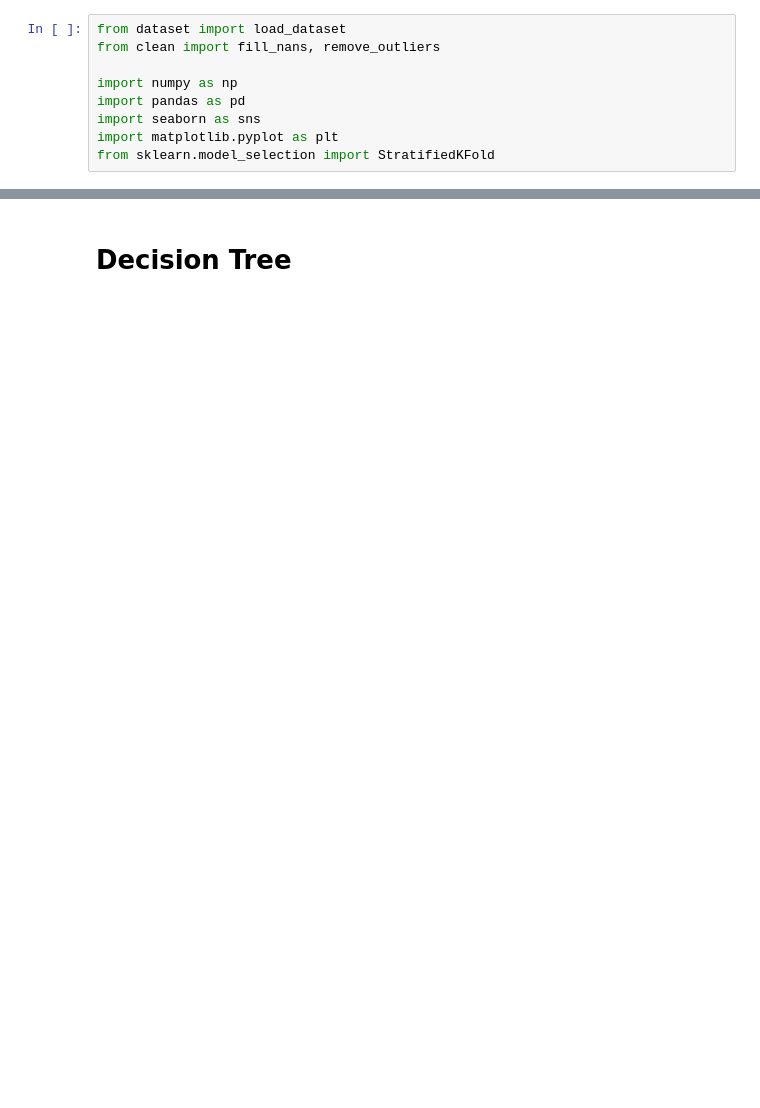
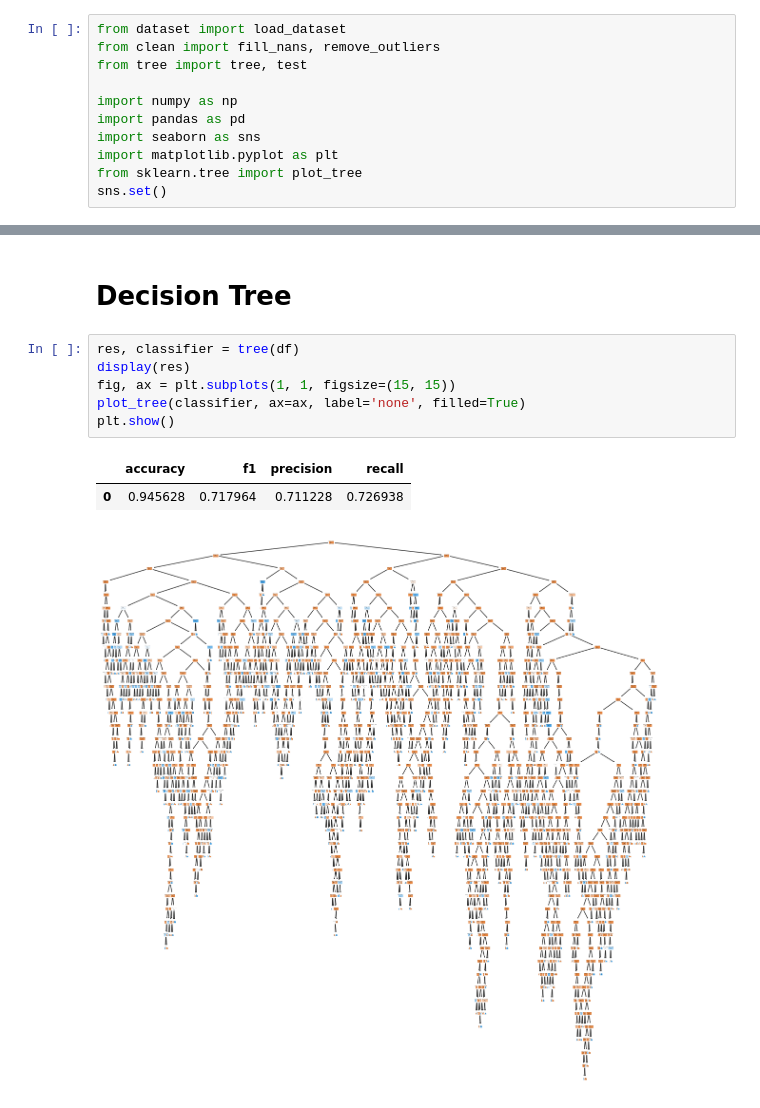
Before and after one commit to KamilMatejuk/Articles, a Jupyter notebook: Machine Learning/02. Decision Trees explained/main.ipynb, the cells around one changed output, grey strips where cells are left out. Saved outputs shown, nothing was run; the diff lists cells and outputs as text; blank space fills up the shorter version.

```diff
--- a/Machine Learning/02. Decision Trees explained/main.ipynb
+++ b/Machine Learning/02. Decision Trees explained/main.ipynb
@@ -1,12 +1,14 @@
 # %%
 from dataset import load_dataset
 from clean import fill_nans, remove_outliers
+from tree import tree, test
 
 import numpy as np
 import pandas as pd
 import seaborn as sns
 import matplotlib.pyplot as plt
-from sklearn.model_selection import StratifiedKFold
+from sklearn.tree import plot_tree
+sns.set()
 # %% [markdown]
 # Dataset
 # %%
@@ -29,2 +27,12 @@ Cleaning...
 # %% [markdown]
 # Decision Tree
+# %%
+res, classifier = tree(df)
+display(res)
+fig, ax = plt.subplots(1, 1, figsize=(15, 15))
+plot_tree(classifier, ax=ax, label='none', filled=True)
+plt.show()
+# %% [output]
+|  | accuracy | f1 | precision | recall |
+| 0 | 0.945628 | 0.717964 | 0.711228 | 0.726938 |
+[figure, added]
```
Also changed, not shown: parts of 7 cells of this notebook, 1 other file.
